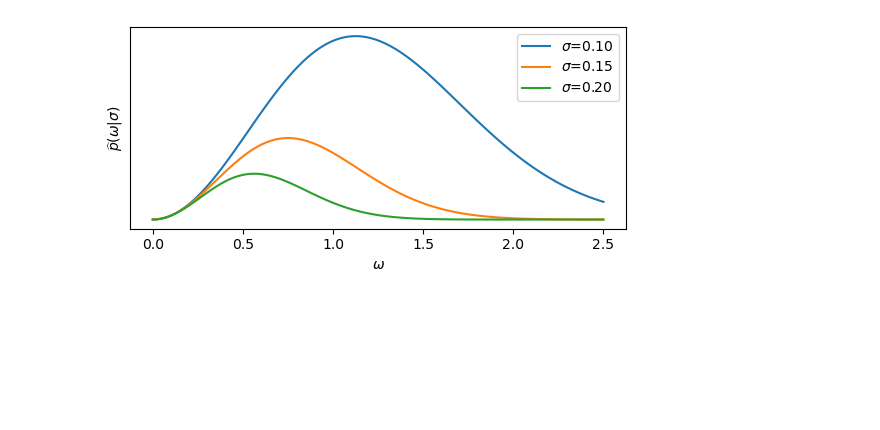
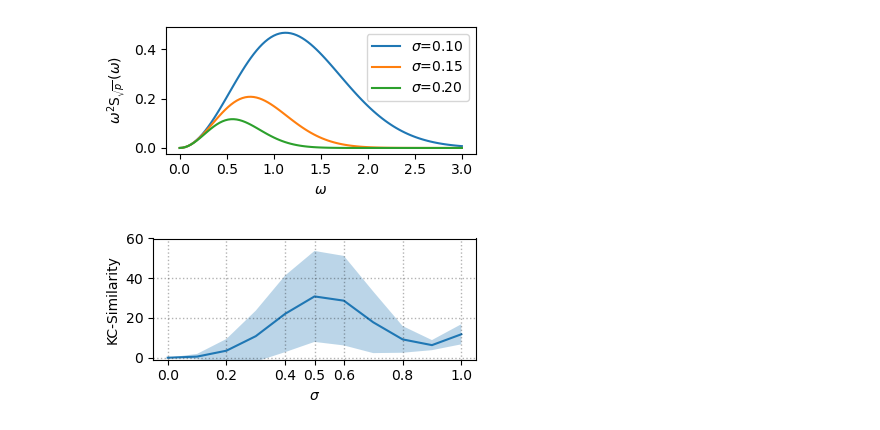
Before and after one commit to Amir-Mehrpanah/On-Spectral-Properties-of-Gradient-based-Explanation-Methods-ECCV24, a Jupyter notebook: source/misc_visualizations.ipynb, the cells around one changed output. Cells and saved outputs as stored; diff of their text form; code cells hidden in the pictures; blank space fills up the shorter version.

```diff
--- a/source/misc_visualizations.ipynb
+++ b/source/misc_visualizations.ipynb
@@ -8,20 +29,20 @@ import argparse
 # %%
-x = np.linspace(0, 2.5, 100)
+x = np.linspace(0, 3, 100)
 a = np.array([.10, .15, .2])
 f = lambda x,a: x*x*np.exp(-8*np.pi*np.pi*a*a*x*x)
 y = np.array([f(x, a_i) for a_i in a])
 # %%
-u=5.5
+u=4
 fig,ax = plt.subplots(1, 1, figsize=(u, u/2))
 for i in range(len(a)):
     ax.plot(x, y[i], label=r'$\sigma$'+f'={a[i]:.2f}')
 ax.legend()
 
-ax.set_ylabel(r'$\widehat{p}(\omega|\sigma)$')
-ax.set_yticks([])
+ax.set_ylabel(r'$\omega^2\operatorname{S}_{\sqrt{p}}(\omega)$')
+# ax.set_yticks([])
 ax.set_xlabel(r'$\omega$')
 plt.tight_layout()
 
 plt.savefig('outputs/figures/bands.pdf')
 # %% [output]
-[figure, old version]
+[figure, new version]
@@ -28,3 +80,38 @@ plt.savefig('outputs/figures/bands.pdf')
+# %%
+u=4
+fig, ax = plt.subplots(1,1,figsize=(u, u/2))
+# plot mean with error bands
+means = temp.groupby("alpha_mask_value").mean()
+stds = temp.groupby("alpha_mask_value").std()
+ax.plot(means.index, means.similarity, label="mean")
+ax.fill_between(
+    means.index,
+    means.similarity - stds.similarity,
+    means.similarity + stds.similarity,
+    alpha=0.3,
+)
+plt.xlabel(r"$\sigma$")
+plt.ylabel(
+    "KC-Similarity"
+)
+# draw lines
+xticks = ax.get_xticks()
+xticks = list(xticks)
+xticks.append(0.5)
+ax.set_xticks(xticks)
+for data in xticks:
+    plt.axvline(data, linestyle=":", color="black", alpha=0.3, linewidth=1)
+yticks = plt.yticks()[0]
+for y in yticks:
+    plt.axhline(y, linestyle=":", color="black", alpha=0.3, linewidth=1)
+ax.set_xlim(-0.05, 1.05)
+ax.set_ylim(-1, 60)
+# make figure square
+plt.tight_layout()
+
+plt.savefig("outputs/figures/band_similarity.pdf", bbox_inches="tight")
+# %% [output]
+[figure, added]
 # %%
 n_rows = 1
 n_cols = 3
```
Also changed, not shown: parts of 5 cells of this notebook, 5 other files.
